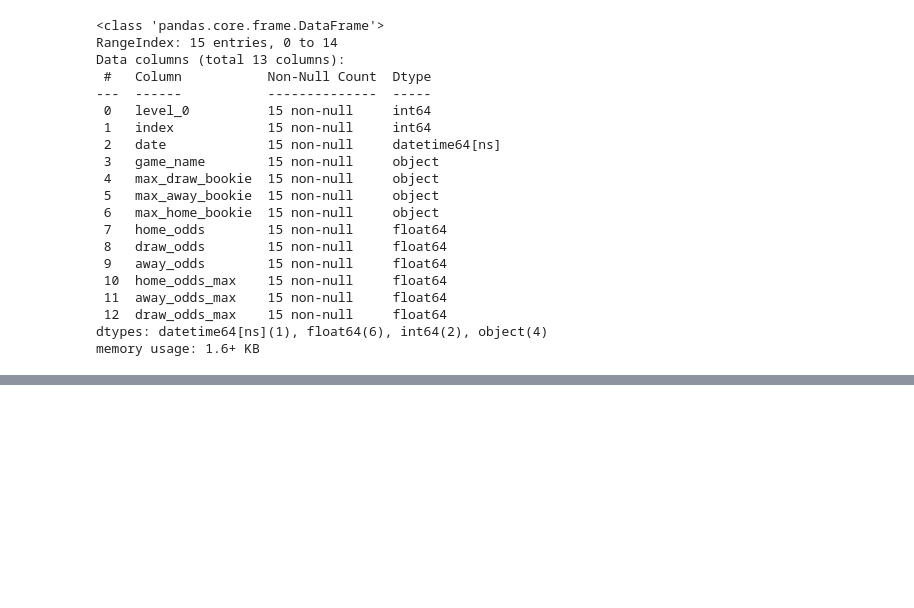
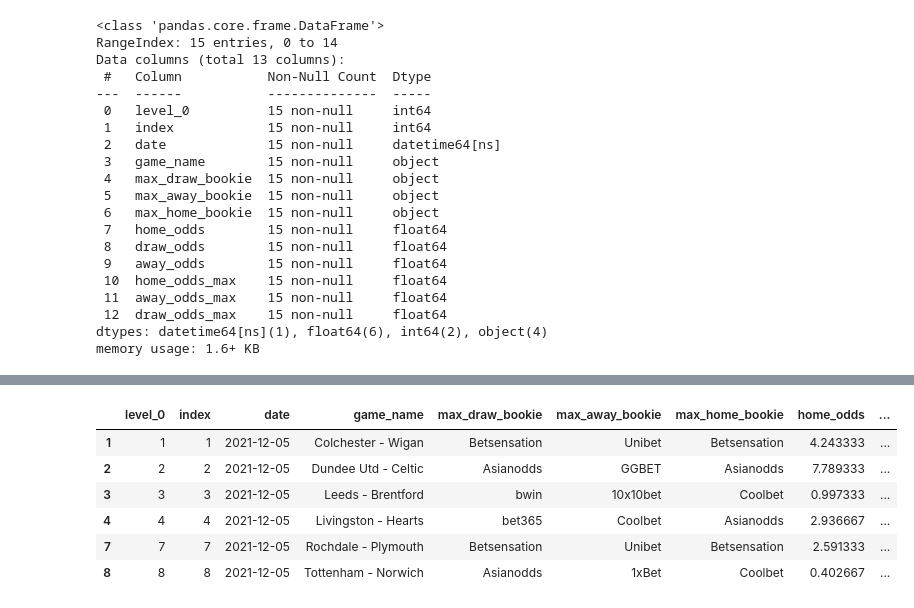
Before and after one commit to TobyDrane/Personal-Site, a Jupyter notebook: notebooks/Betting Odds Scraping.ipynb, the cells around one changed output, grey strips where cells are left out. Drawn from its saved outputs; the diff is of its cells as text; code cells hidden in the pictures; blank space fills up the shorter version.

```diff
--- a/notebooks/Betting Odds Scraping.ipynb
+++ b/notebooks/Betting Odds Scraping.ipynb
@@ -893,0 +922,11 @@ strategy_result
+# %%
+strategy_result = strategy_result[strategy_result['bet_result'] > 0]
+strategy_result
+# %% [output]
+|  | level_0 | index | date | game_name | max_draw_bookie | max_away_bookie | max_home_bookie | home_odds | ... |
+| 1 | 1 | 1 | 2021-12-05 | Colchester - Wigan | Betsensation | Unibet | Betsensation | 4.243333 | ... |
+| 2 | 2 | 2 | 2021-12-05 | Dundee Utd - Celtic | Asianodds | GGBET | Asianodds | 7.789333 | ... |
+| 3 | 3 | 3 | 2021-12-05 | Leeds - Brentford | bwin | 10x10bet | Coolbet | 0.997333 | ... |
+| 4 | 4 | 4 | 2021-12-05 | Livingston - Hearts | bet365 | Coolbet | Asianodds | 2.936667 | ... |
+| 7 | 7 | 7 | 2021-12-05 | Rochdale - Plymouth | Betsensation | Unibet | Betsensation | 2.591333 | ... |
+| 8 | 8 | 8 | 2021-12-05 | Tottenham - Norwich | Asianodds | 1xBet | Coolbet | 0.402667 | ... |
```
Also changed, not shown: parts of 8 cells of this notebook, 16 other files.
